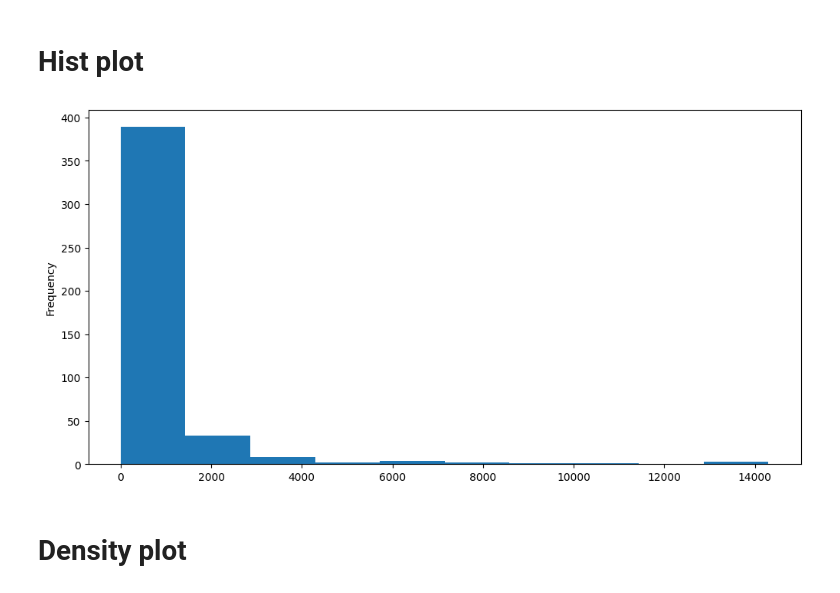
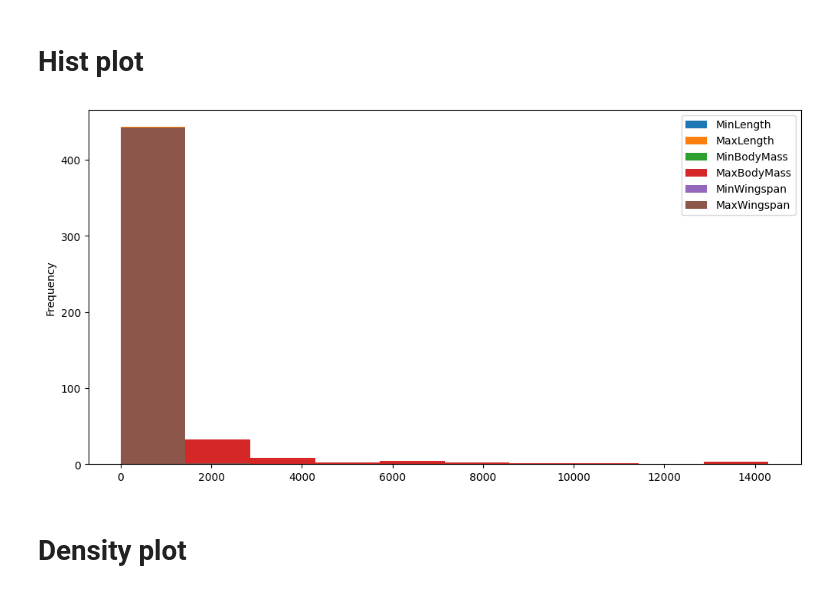
Before and after one commit to MDZuhudu/Data-Science-Assignment, a Jupyter notebook: Data_Visualization.ipynb, the cells around one changed output. Saved outputs shown, nothing was run; the diff lists cells and outputs as text; code cells hidden in the pictures.

```diff
--- a/Data_Visualization.ipynb
+++ b/Data_Visualization.ipynb
@@ -25,10 +25,10 @@ plt.show()
 # %% [markdown]
 # Hist plot
 # %%
-birds['MaxBodyMass'].plot(kind = 'hist', bins = 10, figsize = (12,6))
+birds.plot(kind = 'hist', bins = 10, figsize = (12,6))
 plt.show()
 # %% [output]
-[figure, old version]
+[figure, new version]
 # %% [markdown]
 # Density plot
 # %%
```
Also changed, not shown: parts of 3 cells of this notebook.
